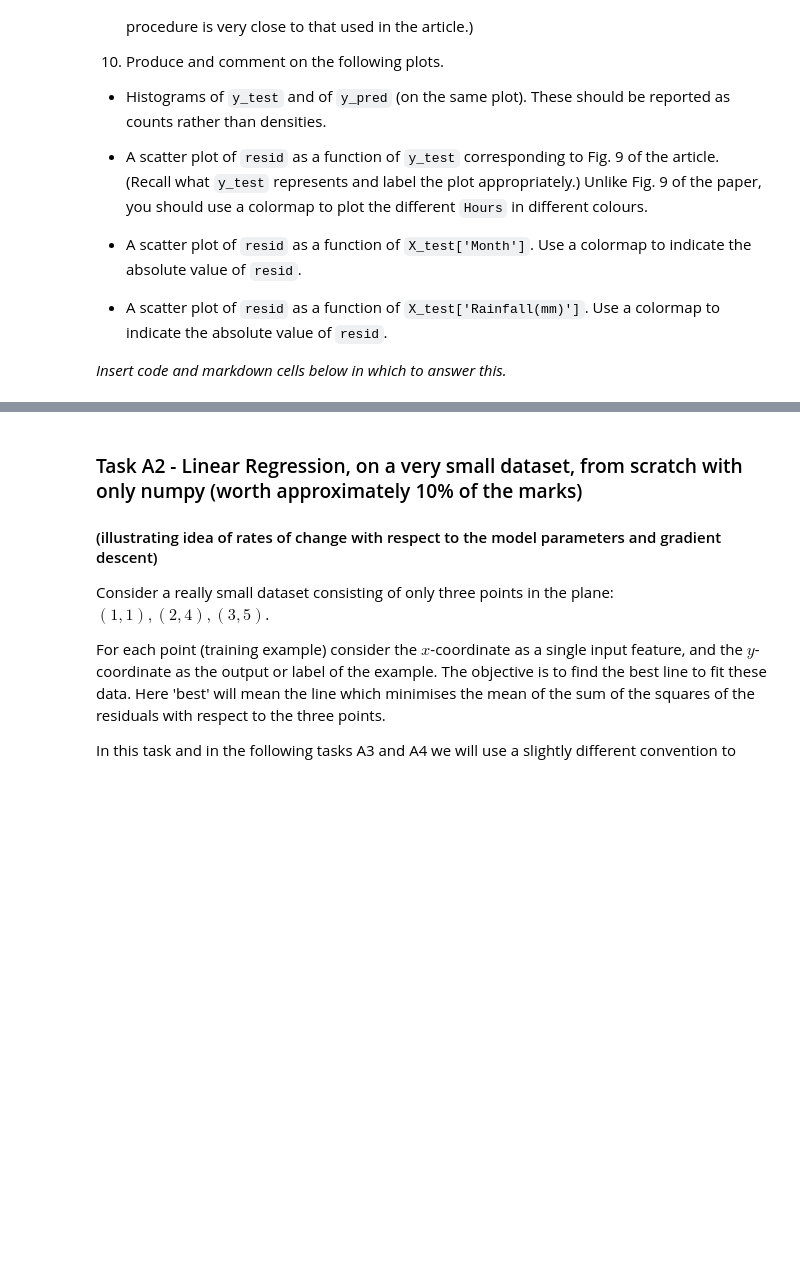
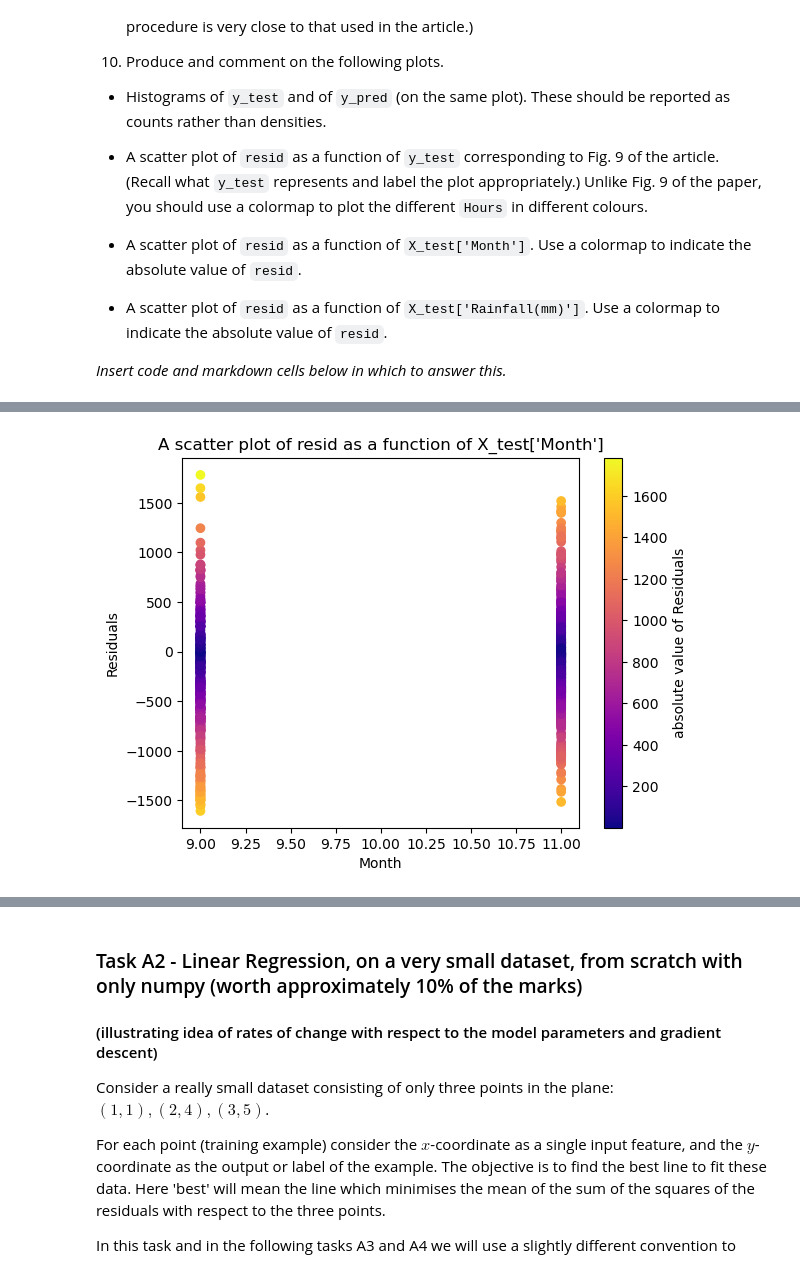
Before and after one commit to DoctorDalek1963/ma124-group-project, a Jupyter notebook: Machine_Learning_Project.ipynb, the cells around one changed output, grey strips where cells are left out. Cells and saved outputs as stored; diff of their text form; code cells hidden in the pictures; blank space fills up the shorter version.

```diff
--- a/Machine_Learning_Project.ipynb
+++ b/Machine_Learning_Project.ipynb
@@ -97,0 +197,9 @@ While the number of tasks is large, this is in part because the instructions are
+# %%
+plt.scatter(X_test['Month'],resid,c=abs(resid),cmap="plasma")
+plt.ylabel('Residuals')
+plt.xlabel('Month')
+plt.colorbar(label="absolute value of Residuals")
+plt.title("A scatter plot of resid as a function of X_test['Month']")
+plt.show()
+# %% [output]
+[figure, added]
```
Also changed, not shown: parts of 13 cells of this notebook, 1 other file.
